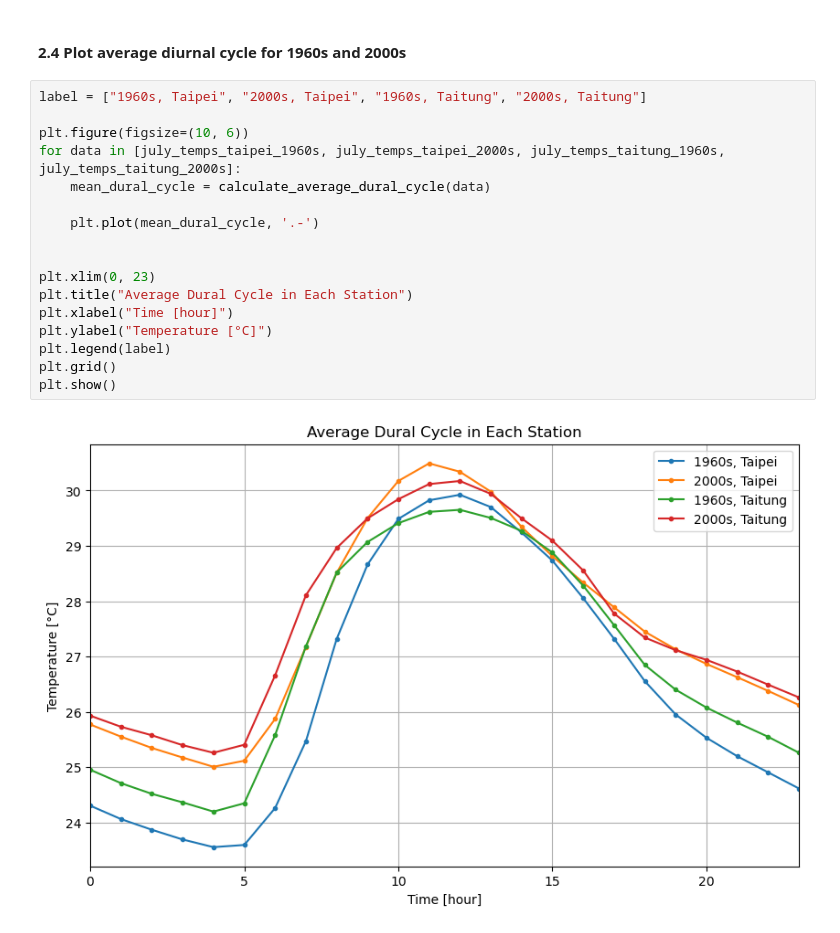
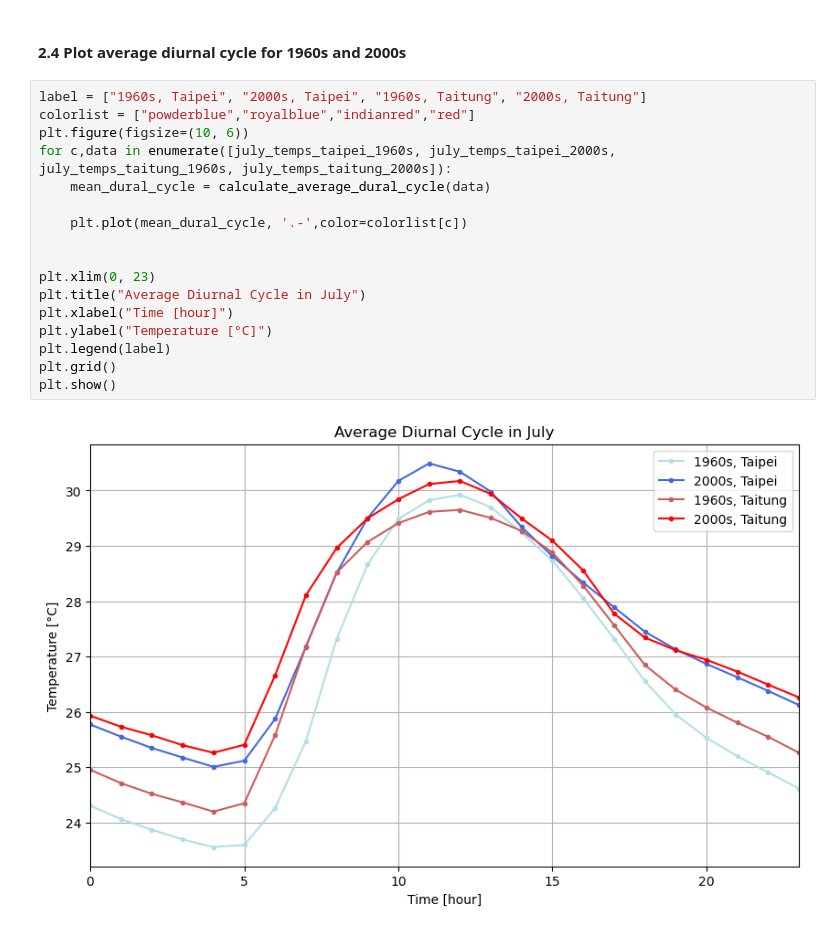
Before and after one commit to Ludong0909/Statistics, a Jupyter notebook: hw2/hw2.ipynb, the cells around one changed output. Saved outputs shown, nothing was run; the diff lists cells and outputs as text.

```diff
--- a/hw2/hw2.ipynb
+++ b/hw2/hw2.ipynb
@@ -172,20 +172,20 @@ In July 2000s, Taitung:  DTR = 6.03 °C, var. of temp = 4.08 °C
 #### 2.4 Plot average diurnal cycle for 1960s and 2000s
 # %%
 label = ["1960s, Taipei", "2000s, Taipei", "1960s, Taitung", "2000s, Taitung"]
-
+colorlist = ["powderblue","royalblue","indianred","red"]
 plt.figure(figsize=(10, 6))
-for data in [july_temps_taipei_1960s, july_temps_taipei_2000s, july_temps_taitung_1960s, july_temps_taitung_2000s]:
+for c,data in enumerate([july_temps_taipei_1960s, july_temps_taipei_2000s, july_temps_taitung_1960s, july_temps_taitung_2000s]):
     mean_dural_cycle = calculate_average_dural_cycle(data)
 
-    plt.plot(mean_dural_cycle, '.-')
+    plt.plot(mean_dural_cycle, '.-',color=colorlist[c])
 
 
 plt.xlim(0, 23)
-plt.title("Average Dural Cycle in Each Station")
+plt.title("Average Diurnal Cycle in July")
 plt.xlabel("Time [hour]")
 plt.ylabel("Temperature [°C]")
 plt.legend(label)
 plt.grid()
 plt.show()
 # %% [output]
-[figure, old version]
+[figure, new version]
```
